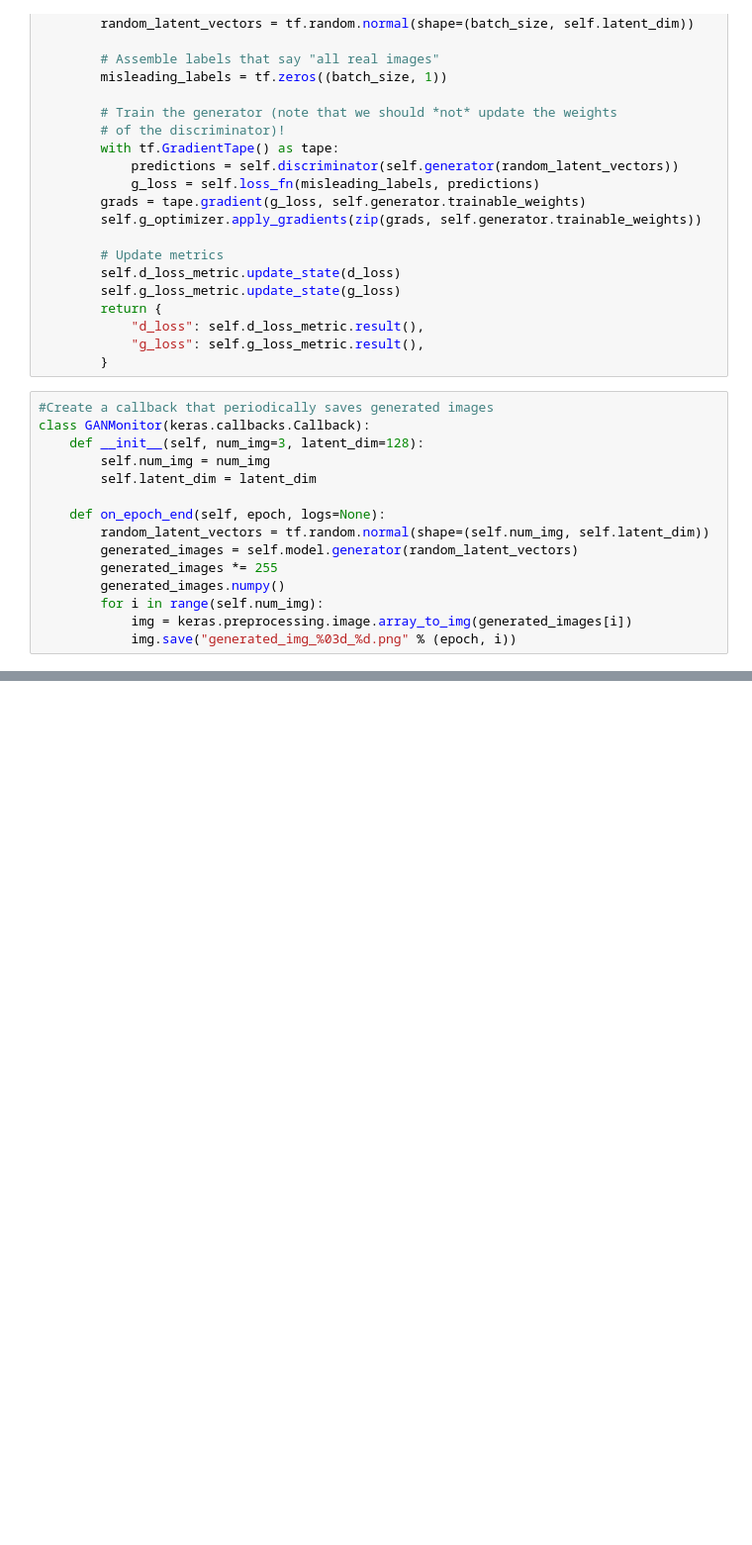
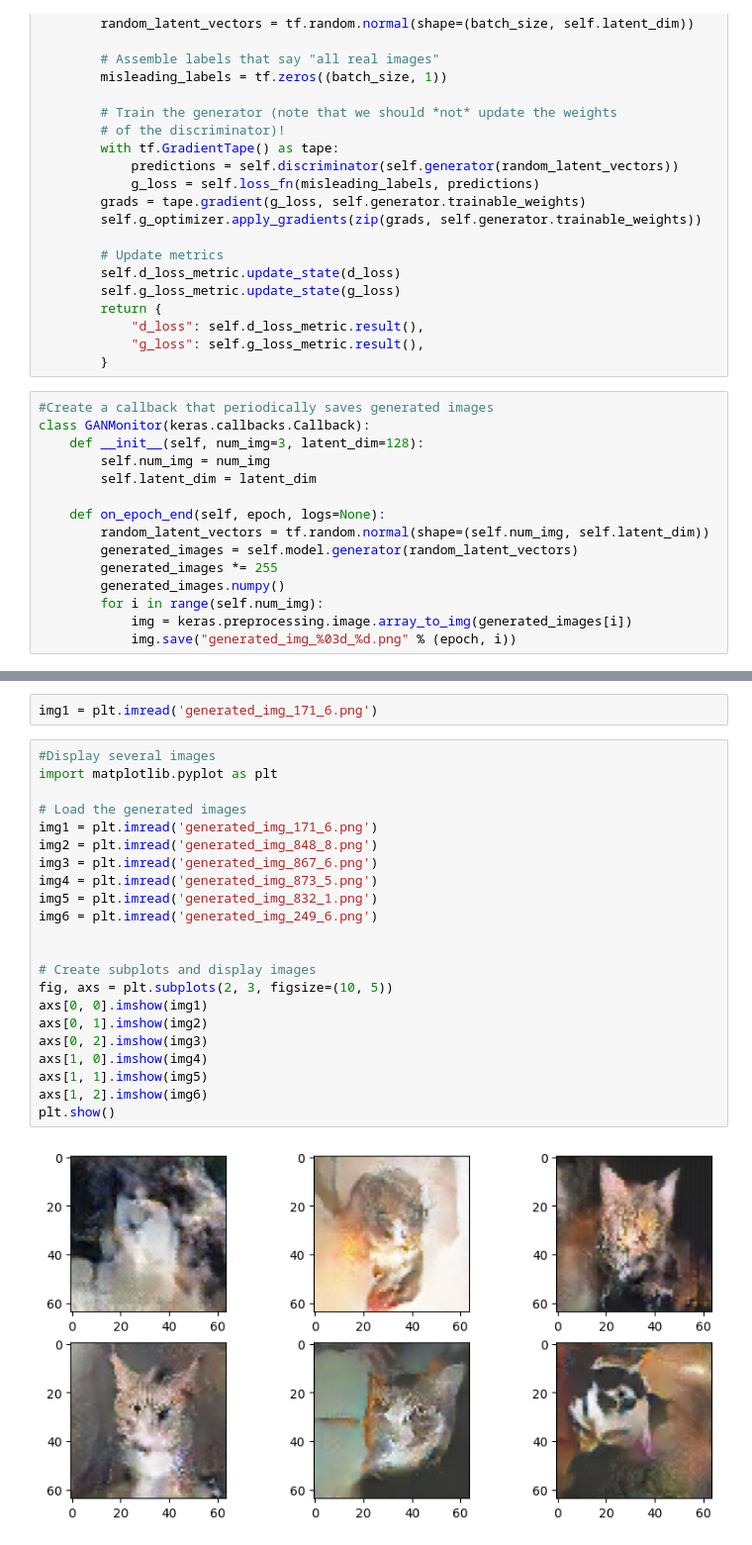
Before and after one commit to woaixuexi2023/D2L--Module2--HW1, a Jupyter notebook: GAN(keras)_to_generate_cats.ipynb, the cells around one changed output, grey strips where cells are left out. Shown at 99% size. Drawn from its saved outputs; the diff is of its cells as text; blank space fills up the shorter version.

```diff
--- a/GAN(keras)_to_generate_cats.ipynb
+++ b/GAN(keras)_to_generate_cats.ipynb
@@ -253,3 +388,29 @@ print(image_files)
+# %%
+img1 = plt.imread('generated_img_171_6.png')
+# %%
+#Display several images
+import matplotlib.pyplot as plt
+
+# Load the generated images
+img1 = plt.imread('generated_img_171_6.png')
+img2 = plt.imread('generated_img_848_8.png')
+img3 = plt.imread('generated_img_867_6.png')
+img4 = plt.imread('generated_img_873_5.png')
+img5 = plt.imread('generated_img_832_1.png')
+img6 = plt.imread('generated_img_249_6.png')
+
+
+# Create subplots and display images
+fig, axs = plt.subplots(2, 3, figsize=(10, 5))
+axs[0, 0].imshow(img1)
+axs[0, 1].imshow(img2)
+axs[0, 2].imshow(img3)
+axs[1, 0].imshow(img4)
+axs[1, 1].imshow(img5)
+axs[1, 2].imshow(img6)
+plt.show()
+# %% [output]
+[figure, added]
 # %%
 import matplotlib.pyplot as plt
 
```
Also changed, not shown: parts of 15 cells of this notebook.
